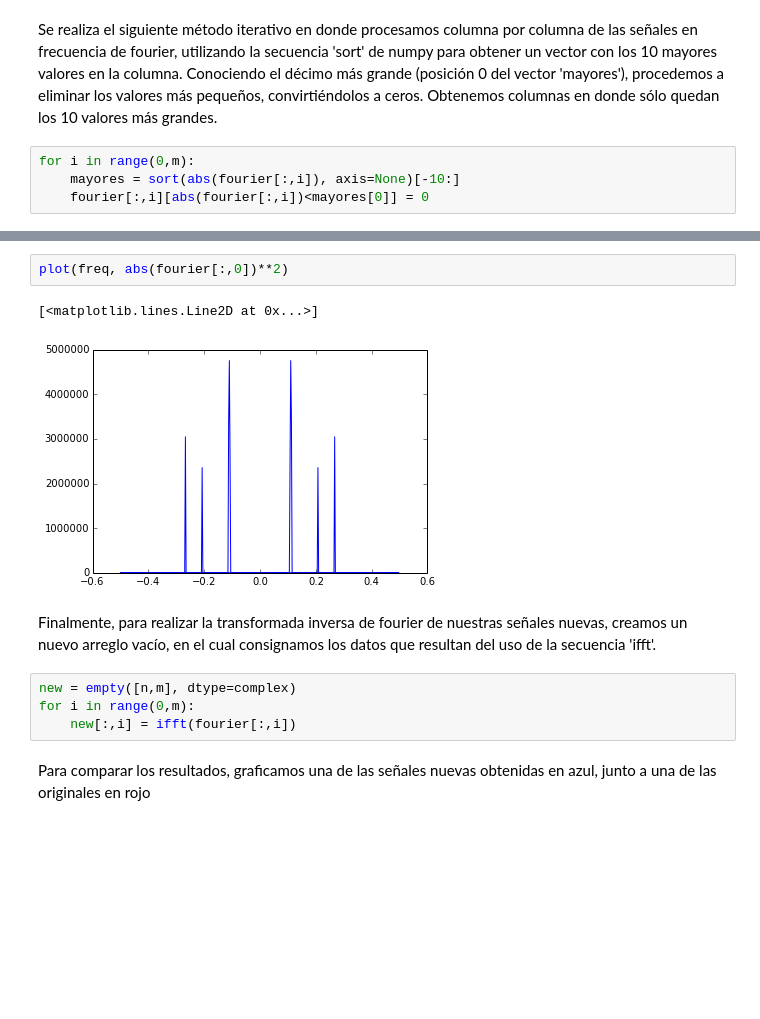
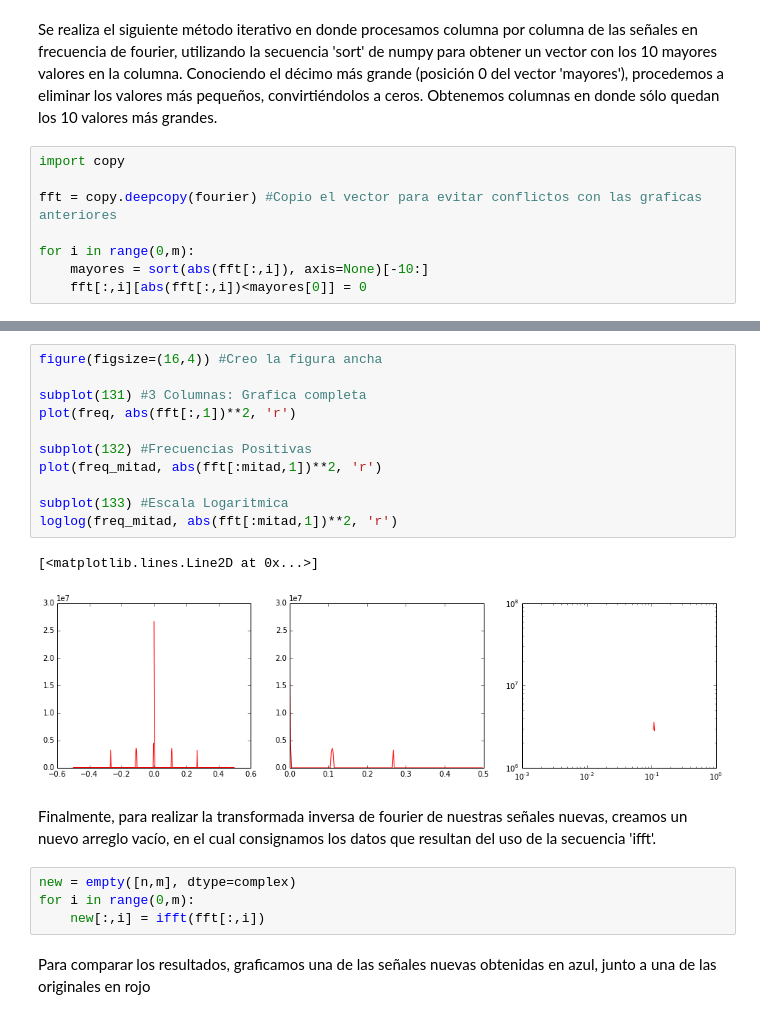
Before and after one commit to jdrpuche/ComputacionalTarea5, a Jupyter notebook: FFT.ipynb, the cells around one changed output, grey strips where cells are left out. Saved outputs shown, nothing was run; the diff lists cells and outputs as text; blank space fills up the shorter version.

```diff
--- a/FFT.ipynb
+++ b/FFT.ipynb
@@ -34,7 +48,11 @@ plot(freq,(abs(fourier[:,0])**2))
 # %% [markdown]
 Se realiza el siguiente método iterativo en donde procesamos columna por columna de las señales en frecuencia de fourier, utilizando la secuencia 'sort' de numpy para obtener un vector con los 10 mayores valores en la columna. Conociendo el décimo más grande (posición 0 del vector 'mayores'), procedemos a eliminar los valores más pequeños, convirtiéndolos a ceros. Obtenemos columnas en donde sólo quedan los 10 valores más grandes.
 # %%
+import copy
+
+fft = copy.deepcopy(fourier) #Copio el vector para evitar conflictos con las graficas anteriores
+
 for i in range(0,m):
-    mayores = sort(abs(fourier[:,i]), axis=None)[-10:]
-    fourier[:,i][abs(fourier[:,i])<mayores[0]] = 0
+    mayores = sort(abs(fft[:,i]), axis=None)[-10:]
+    fft[:,i][abs(fft[:,i])<mayores[0]] = 0
 # %% [markdown]
@@ -42,14 +60,23 @@ Podemos observar el resultado, al compararla con la gráfica anterior de la prim
-# %%
-plot(freq, abs(fourier[:,0])**2)
-# %% [output]
-[<matplotlib.lines.Line2D at 0x...>]
-[figure, removed]
+# %%
+figure(figsize=(16,4)) #Creo la figura ancha
+
+subplot(131) #3 Columnas: Grafica completa
+plot(freq, abs(fft[:,1])**2, 'r')
+
+subplot(132) #Frecuencias Positivas
+plot(freq_mitad, abs(fft[:mitad,1])**2, 'r')
+
+subplot(133) #Escala Logaritmica
+loglog(freq_mitad, abs(fft[:mitad,1])**2, 'r')
+# %% [output]
+[<matplotlib.lines.Line2D at 0x...>]
+[figure, added]
 # %% [markdown]
 Finalmente, para realizar la transformada inversa de fourier de nuestras señales nuevas, creamos un nuevo arreglo vacío, en el cual consignamos los datos que resultan del uso de la secuencia 'ifft'.
 # %%
 new = empty([n,m], dtype=complex)
 for i in range(0,m):
-    new[:,i] = ifft(fourier[:,i])
+    new[:,i] = ifft(fft[:,i])
 # %% [markdown]
 Para comparar los resultados, graficamos una de las señales nuevas obtenidas en azul, junto a una de las originales en rojo
 # %%
```
Also changed, not shown: parts of 4 cells of this notebook.
